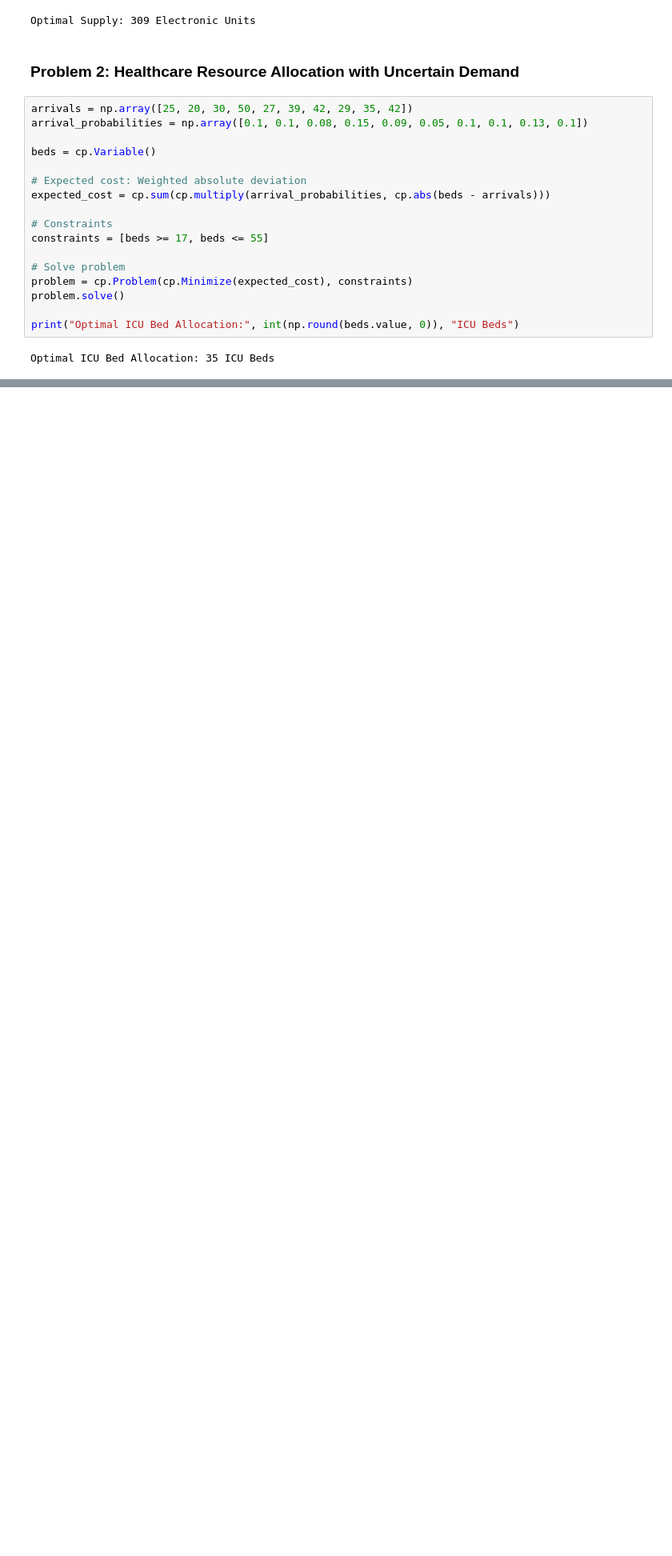
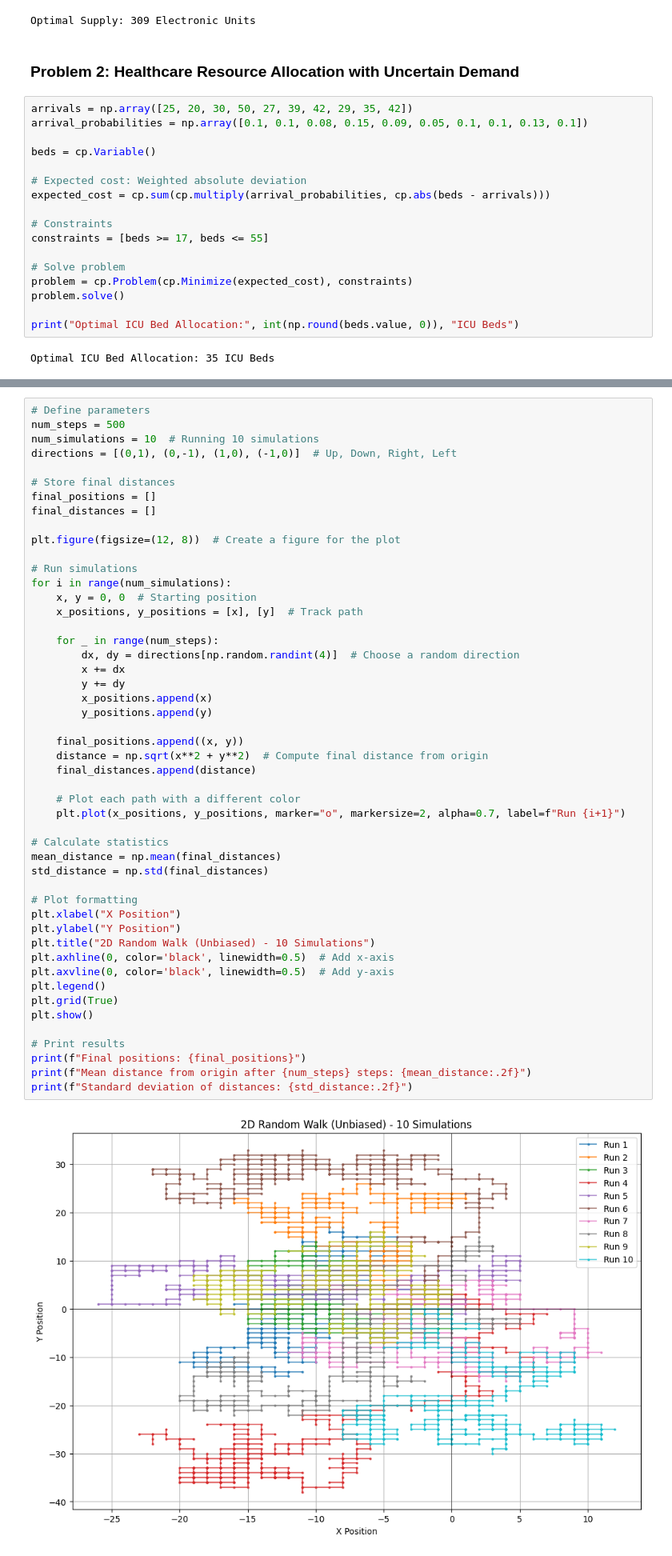
Before and after one commit to jamesmithiga/Computational-Statistics-in-Data-Science, a Jupyter notebook: Computational_Statistics_Assignments_[James_Mithiga_58200].ipynb, the cells around one changed output, grey strips where cells are left out. Shown: that part at 80% size. Drawn from its saved outputs; the diff is of its cells as text; blank space fills up the shorter version.

```diff
--- a/Computational_Statistics_Assignments_[James_Mithiga_58200].ipynb
+++ b/Computational_Statistics_Assignments_[James_Mithiga_58200].ipynb
@@ -47,0 +159,51 @@ Optimal ICU Bed Allocation: 35 ICU Beds
+# %%
+# Define parameters
+num_steps = 500
+num_simulations = 10  # Running 10 simulations
+directions = [(0,1), (0,-1), (1,0), (-1,0)]  # Up, Down, Right, Left
+
+# Store final distances
+final_positions = []
+final_distances = []
+
+plt.figure(figsize=(12, 8))  # Create a figure for the plot
+
+# Run simulations
+for i in range(num_simulations):
+    x, y = 0, 0  # Starting position
+    x_positions, y_positions = [x], [y]  # Track path
+
+    for _ in range(num_steps):
+        dx, dy = directions[np.random.randint(4)]  # Choose a random direction
+        x += dx
+        y += dy
+        x_positions.append(x)
+        y_positions.append(y)
+
+    final_positions.append((x, y))
+    distance = np.sqrt(x**2 + y**2)  # Compute final distance from origin
+    final_distances.append(distance)
+
+    # Plot each path with a different color
+    plt.plot(x_positions, y_positions, marker="o", markersize=2, alpha=0.7, label=f"Run {i+1}")
+
+# Calculate statistics
+mean_distance = np.mean(final_distances)
+std_distance = np.std(final_distances)
+
+# Plot formatting
+plt.xlabel("X Position")
+plt.ylabel("Y Position")
+plt.title("2D Random Walk (Unbiased) - 10 Simulations")
+plt.axhline(0, color='black', linewidth=0.5)  # Add x-axis
+plt.axvline(0, color='black', linewidth=0.5)  # Add y-axis
+plt.legend()
+plt.grid(True)
+plt.show()
+
+# Print results
+print(f"Final positions: {final_positions}")
+print(f"Mean distance from origin after {num_steps} steps: {mean_distance:.2f}")
+print(f"Standard deviation of distances: {std_distance:.2f}")
+# %% [output]
+[figure, added]
```
Also changed, not shown: parts of 13 cells of this notebook.
